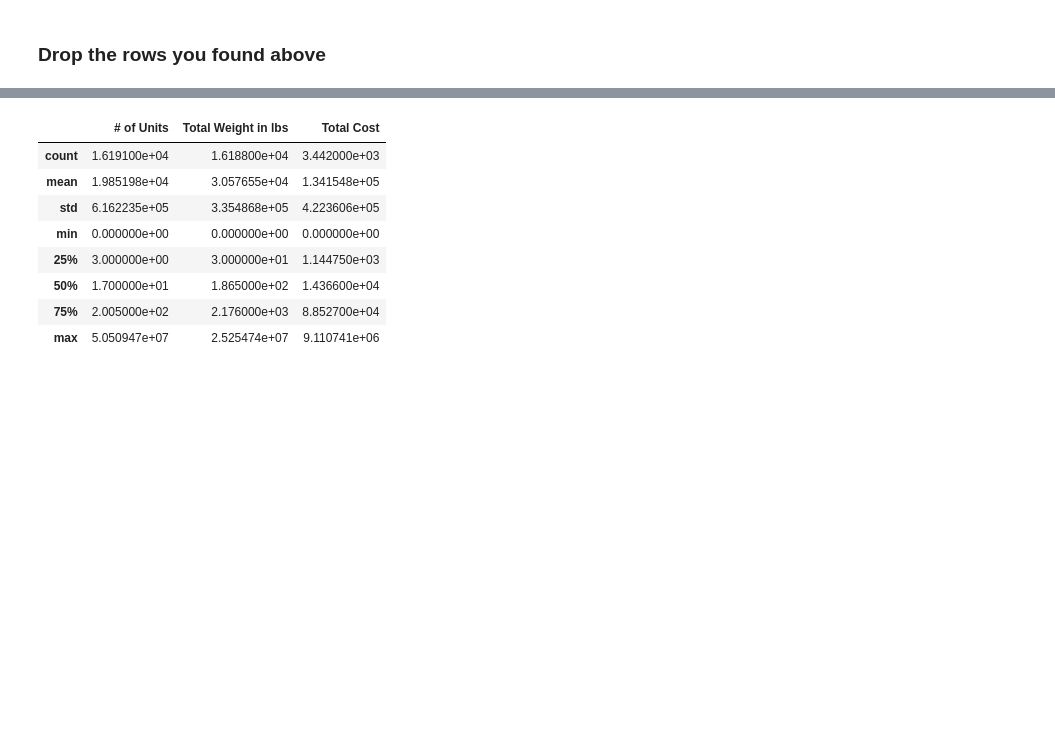
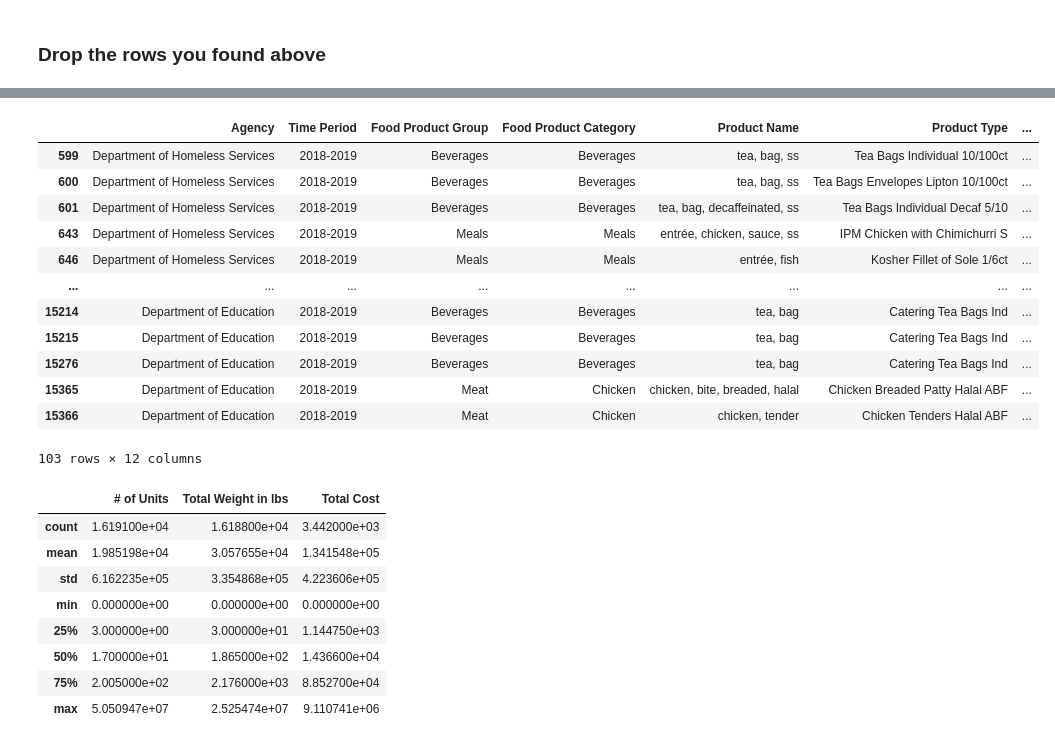
Before and after one commit to rahulnshah/food-cost-prediction, a Jupyter notebook: code.ipynb, the cells around one changed output, grey strips where cells are left out. Drawn from its saved outputs; the diff is of its cells as text; code cells hidden in the pictures; blank space fills up the shorter version.

```diff
--- a/code.ipynb
+++ b/code.ipynb
@@ -132,3 +134,19 @@ df_2[((df_2['# of Units'] == 0) & (df_2['Total Weight in lbs'] == 0)) & (df_2["T
+# %%
+df_2[df_2["# of Units"].isna() | df_2["Total Weight in lbs"].isna()]
+# %% [output]
+|  | Agency | Time Period | Food Product Group | Food Product Category | Product Name | Product Type | ... |
+| 599 | Department of Homeless Services | 2018-2019 | Beverages | Beverages | tea, bag, ss | Tea Bags Individual 10/100ct | ... |
+| 600 | Department of Homeless Services | 2018-2019 | Beverages | Beverages | tea, bag, ss | Tea Bags Envelopes Lipton 10/100ct | ... |
+| 601 | Department of Homeless Services | 2018-2019 | Beverages | Beverages | tea, bag, decaffeinated, ss | Tea Bags Individual Decaf 5/10 | ... |
+| 643 | Department of Homeless Services | 2018-2019 | Meals | Meals | entrée, chicken, sauce, ss | IPM Chicken with Chimichurri S | ... |
+| 646 | Department of Homeless Services | 2018-2019 | Meals | Meals | entrée, fish | Kosher Fillet of Sole 1/6ct | ... |
+| ... | ... | ... | ... | ... | ... | ... | ... |
+| 15214 | Department of Education | 2018-2019 | Beverages | Beverages | tea, bag | Catering Tea Bags Ind | ... |
+| 15215 | Department of Education | 2018-2019 | Beverages | Beverages | tea, bag | Catering Tea Bags Ind | ... |
+| 15276 | Department of Education | 2018-2019 | Beverages | Beverages | tea, bag | Catering Tea Bags Ind | ... |
+| 15365 | Department of Education | 2018-2019 | Meat | Chicken | chicken, bite, breaded, halal | Chicken Breaded Patty Halal ABF | ... |
+| 15366 | Department of Education | 2018-2019 | Meat | Chicken | chicken, tender | Chicken Tenders Halal ABF | ... |
+103 rows × 12 columns
 # %%
 df_2.describe()
 # %% [output]
```
Also changed, not shown: parts of 19 cells of this notebook.
